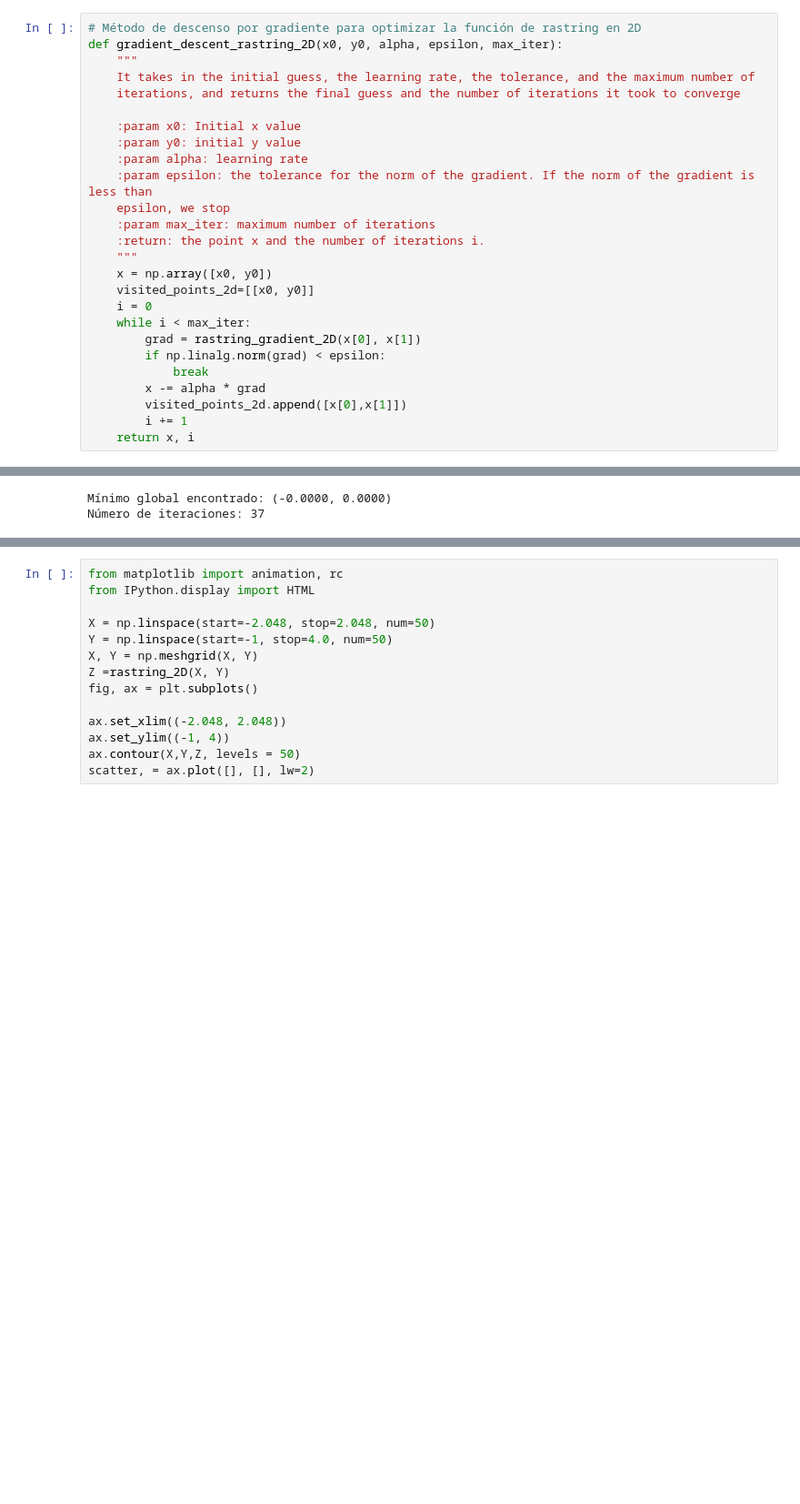
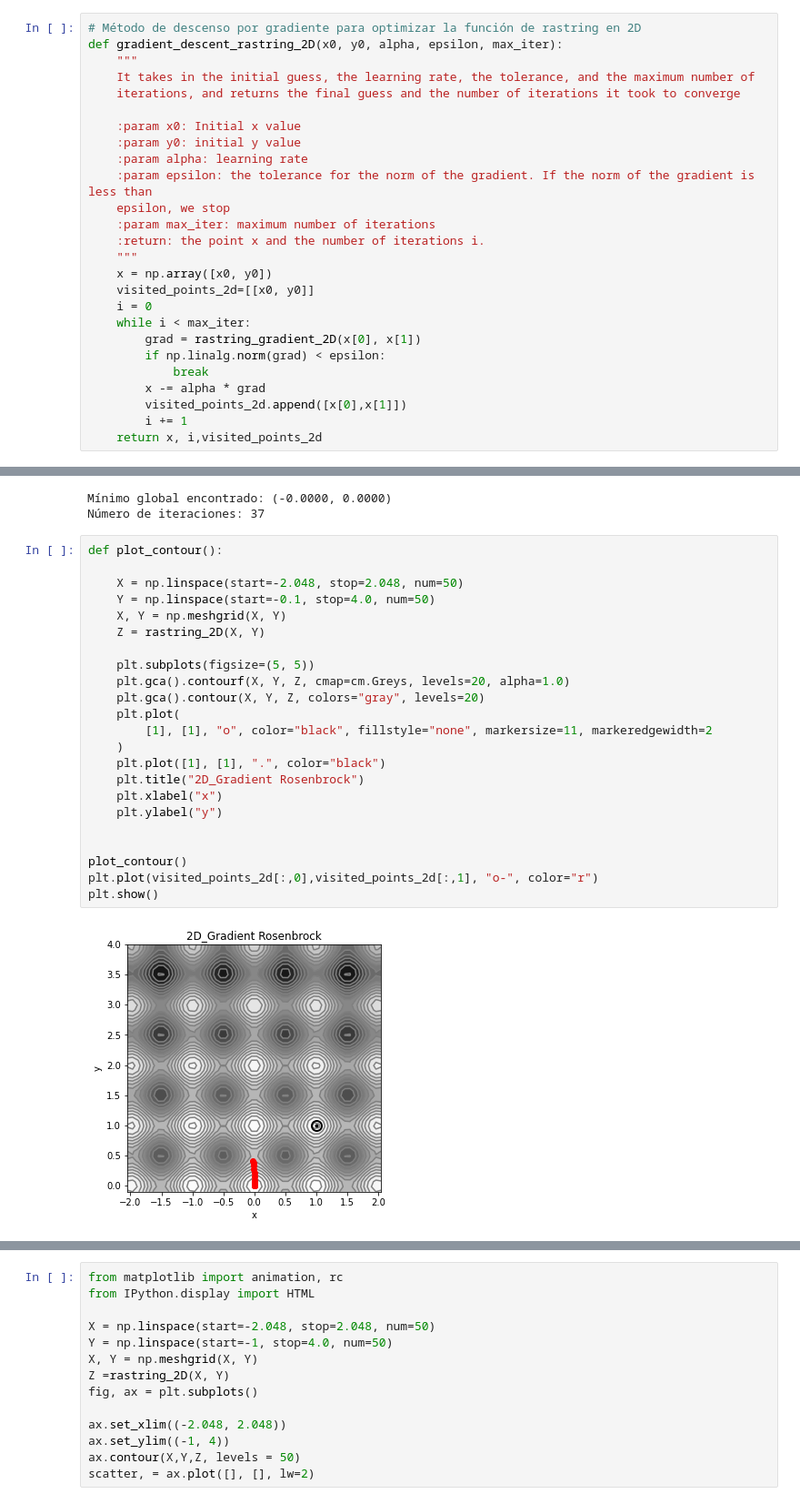
Before and after one commit to rgaitanv/Trabajo1_Grupo9_Optimizacion_Heuristica, a Jupyter notebook: Optimizacion_Numerica/Funcion_Rastring/Gradiente_Ratringin.ipynb, the cells around one changed output, grey strips where cells are left out. Shown at 91% size. Cells and saved outputs as stored; diff of their text form; blank space fills up the shorter version.

Commit message:
p-rastring

```diff
--- a/Optimizacion_Numerica/Funcion_Rastring/Gradiente_Ratringin.ipynb
+++ b/Optimizacion_Numerica/Funcion_Rastring/Gradiente_Ratringin.ipynb
@@ -85,7 +86,7 @@ def gradient_descent_rastring_2D(x0, y0, alpha, epsilon, max_iter):
         x -= alpha * grad
         visited_points_2d.append([x[0],x[1]])
         i += 1
-    return x, i
+    return x, i,visited_points_2d
 # %%
 # Prueba de la función de optimización en 2D
 x0, y0 = np.random.uniform(-0.5, 0.5), np.random.uniform(-0.5, 0.5)
@@ -99,3 +100,28 @@ print(f"Número de iteraciones: {num_iter}")
 # %% [output]
 Mínimo global encontrado: (-0.0000, 0.0000)
 Número de iteraciones: 37
+# %%
+def plot_contour():
+
+    X = np.linspace(start=-2.048, stop=2.048, num=50)
+    Y = np.linspace(start=-0.1, stop=4.0, num=50)
+    X, Y = np.meshgrid(X, Y)
+    Z = rastring_2D(X, Y)
+
+    plt.subplots(figsize=(5, 5))
+    plt.gca().contourf(X, Y, Z, cmap=cm.Greys, levels=20, alpha=1.0)
+    plt.gca().contour(X, Y, Z, colors="gray", levels=20)
+    plt.plot(
+        [1], [1], "o", color="black", fillstyle="none", markersize=11, markeredgewidth=2
+    )
+    plt.plot([1], [1], ".", color="black")
+    plt.title("2D_Gradient Rosenbrock")
+    plt.xlabel("x")
+    plt.ylabel("y")
+
+
+plot_contour()
+plt.plot(visited_points_2d[:,0],visited_points_2d[:,1], "o-", color="r")
+plt.show()
+# %% [output]
+[figure, added]
```
Also changed, not shown: parts of 3 cells of this notebook, 1 other file.
